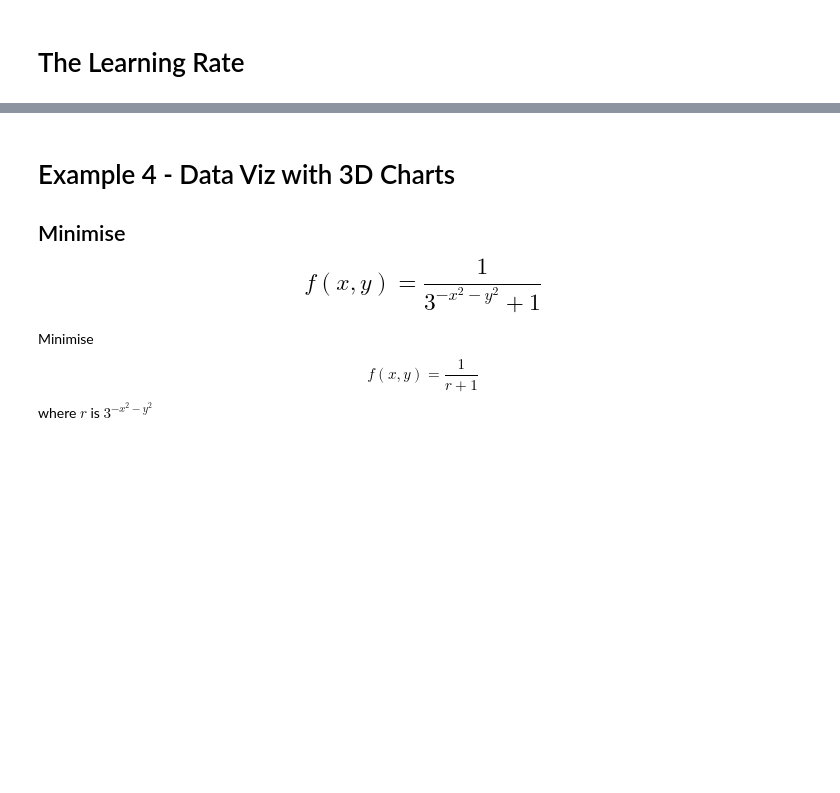
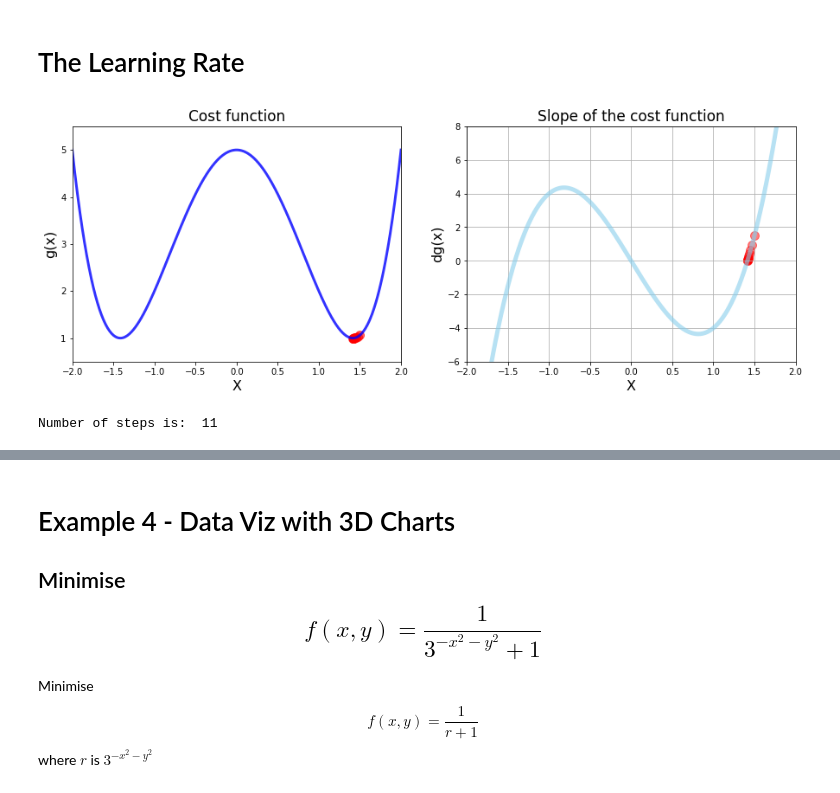
Before and after one commit to shriramrahul7/fmml2021, a Jupyter notebook: FMML_Module_4_Project.ipynb, the cells around one changed output, grey strips where cells are left out. Saved outputs shown, nothing was run; the diff lists cells and outputs as text; code cells hidden in the pictures; blank space fills up the shorter version.

```diff
--- a/FMML_Module_4_Project.ipynb
+++ b/FMML_Module_4_Project.ipynb
@@ -271,7 +364,7 @@ plt.show()
 # The Learning Rate
 # %%
 # Calling gradient descent function
-local_min, list_x, deriv_list = gradient_descent(derivative_func=dg, initial_guess= 1.9,
+local_min, list_x, deriv_list = gradient_descent(derivative_func=dg, initial_guess= 1.5,
                                                 multiplier=0.02, max_iter=500)
 
 # Plot function and derivative and scatter plot side by side
@@ -280,30 +373,33 @@ plt.figure(figsize=[15, 5])
 
 # 1 Chart: Cost function
 plt.subplot(1, 2, 1)
 
 plt.xlim(-2, 2)
 plt.ylim(0.5, 5.5)
 
 plt.title('Cost function', fontsize=17)
 plt.xlabel('X', fontsize=16)
 plt.ylabel('g(x)', fontsize=16)
 
 plt.plot(x_2, g(x_2), color='blue', linewidth=3, alpha=0.8)
 plt.scatter(list_x, g(np.array(list_x)), color='red', s=100, alpha=0.6)
 
 # 2 Chart: Derivative
 plt.subplot(1, 2, 2)
 
 plt.title('Slope of the cost function', fontsize=17)
 plt.xlabel('X', fontsize=16)
 plt.ylabel('dg(x)', fontsize=16)
 plt.grid()
 plt.xlim(-2, 2)
 plt.ylim(-6, 8)
 
 plt.plot(x_2, dg(x_2), color='skyblue', linewidth=5, alpha=0.6)
 plt.scatter(list_x, deriv_list, color='red', s=100, alpha=0.5)
 
 plt.show()
 
 print('Number of steps is: ', len(list_x))
+# %% [output]
+[figure, added]
+Number of steps is:  11
```
Also changed, not shown: parts of 29 cells of this notebook.
